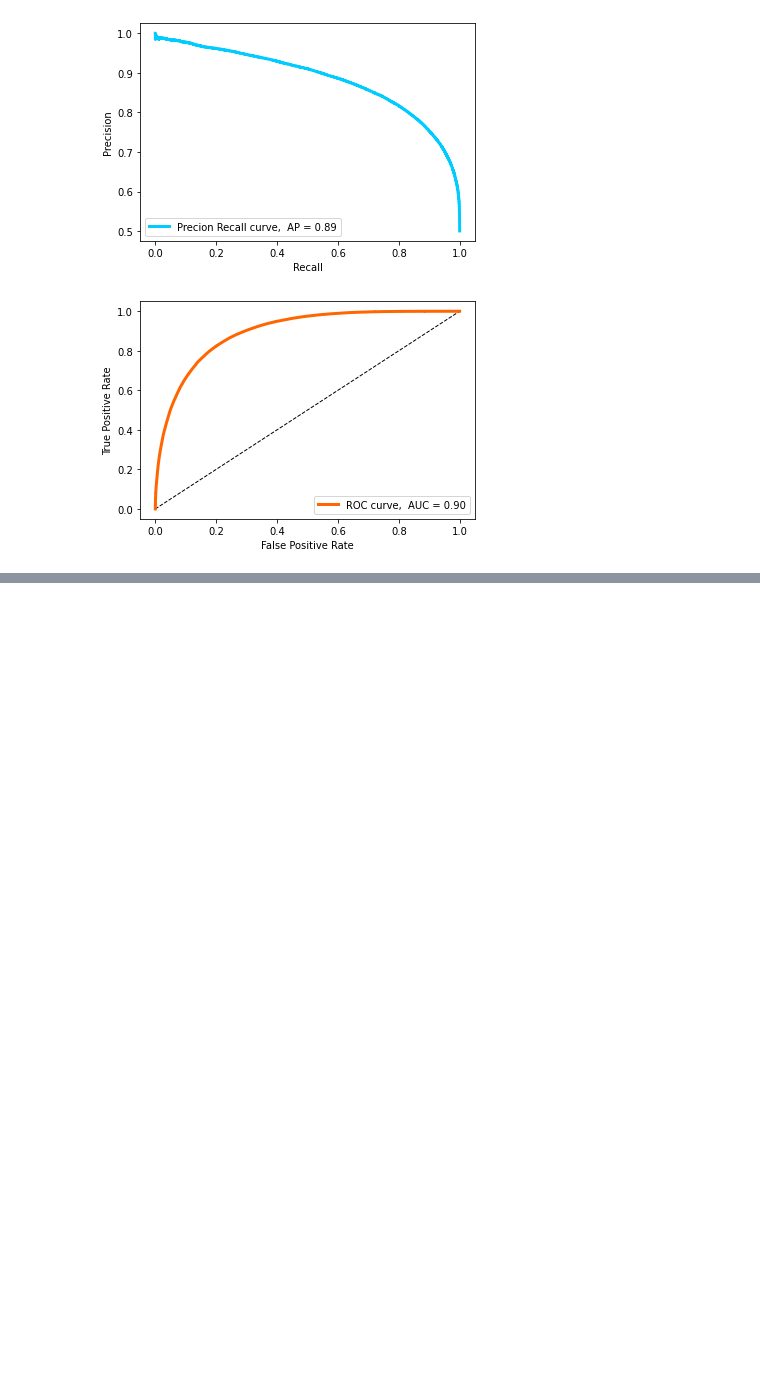
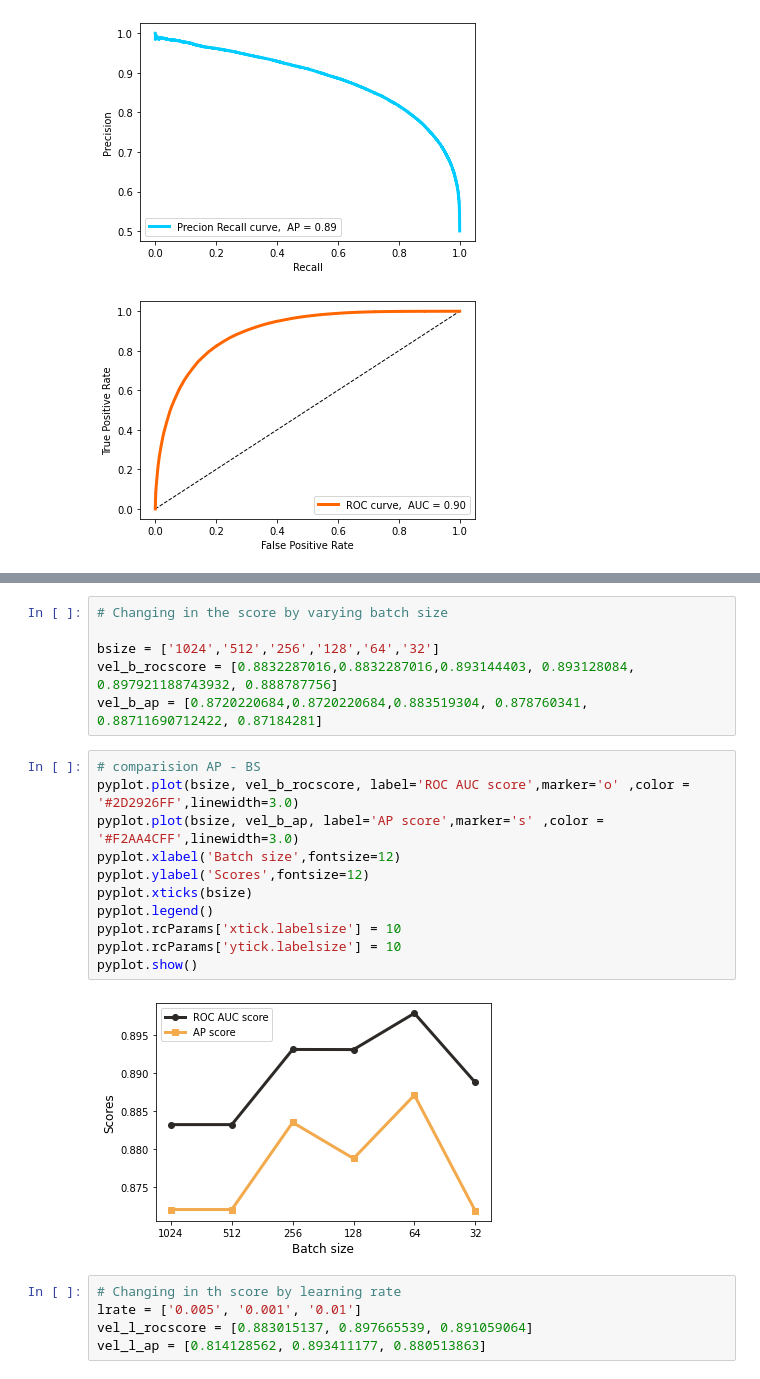
Before and after one commit to vishvapalsinh/Protein-protein-interaction-yeast, a Jupyter notebook: PPI_Yeast.ipynb, the cells around one changed output, grey strips where cells are left out. Saved outputs shown, nothing was run; the diff lists cells and outputs as text; blank space fills up the shorter version.

```diff
--- a/PPI_Yeast.ipynb
+++ b/PPI_Yeast.ipynb
@@ -546,0 +594,24 @@ Now we are fetching values for those different hyperparameters and plotting <b>P
+# %%
+# Changing in the score by varying batch size
+
+bsize = ['1024','512','256','128','64','32']
+vel_b_rocscore = [0.8832287016,0.8832287016,0.893144403, 0.893128084, 0.897921188743932, 0.888787756]
+vel_b_ap = [0.8720220684,0.8720220684,0.883519304, 0.878760341, 0.88711690712422, 0.87184281]
+# %%
+# comparision AP - BS
+pyplot.plot(bsize, vel_b_rocscore, label='ROC AUC score',marker='o' ,color = '#2D2926FF',linewidth=3.0)
+pyplot.plot(bsize, vel_b_ap, label='AP score',marker='s' ,color = '#F2AA4CFF',linewidth=3.0)
+pyplot.xlabel('Batch size',fontsize=12)
+pyplot.ylabel('Scores',fontsize=12)
+pyplot.xticks(bsize)
+pyplot.legend()
+pyplot.rcParams['xtick.labelsize'] = 10
+pyplot.rcParams['ytick.labelsize'] = 10
+pyplot.show()
+# %% [output]
+[figure, added]
+# %%
+# Changing in th score by learning rate
+lrate = ['0.005', '0.001', '0.01']
+vel_l_rocscore = [0.883015137, 0.897665539, 0.891059064]
+vel_l_ap = [0.814128562, 0.893411177, 0.880513863]
```
Also changed, not shown: parts of 15 cells of this notebook.
